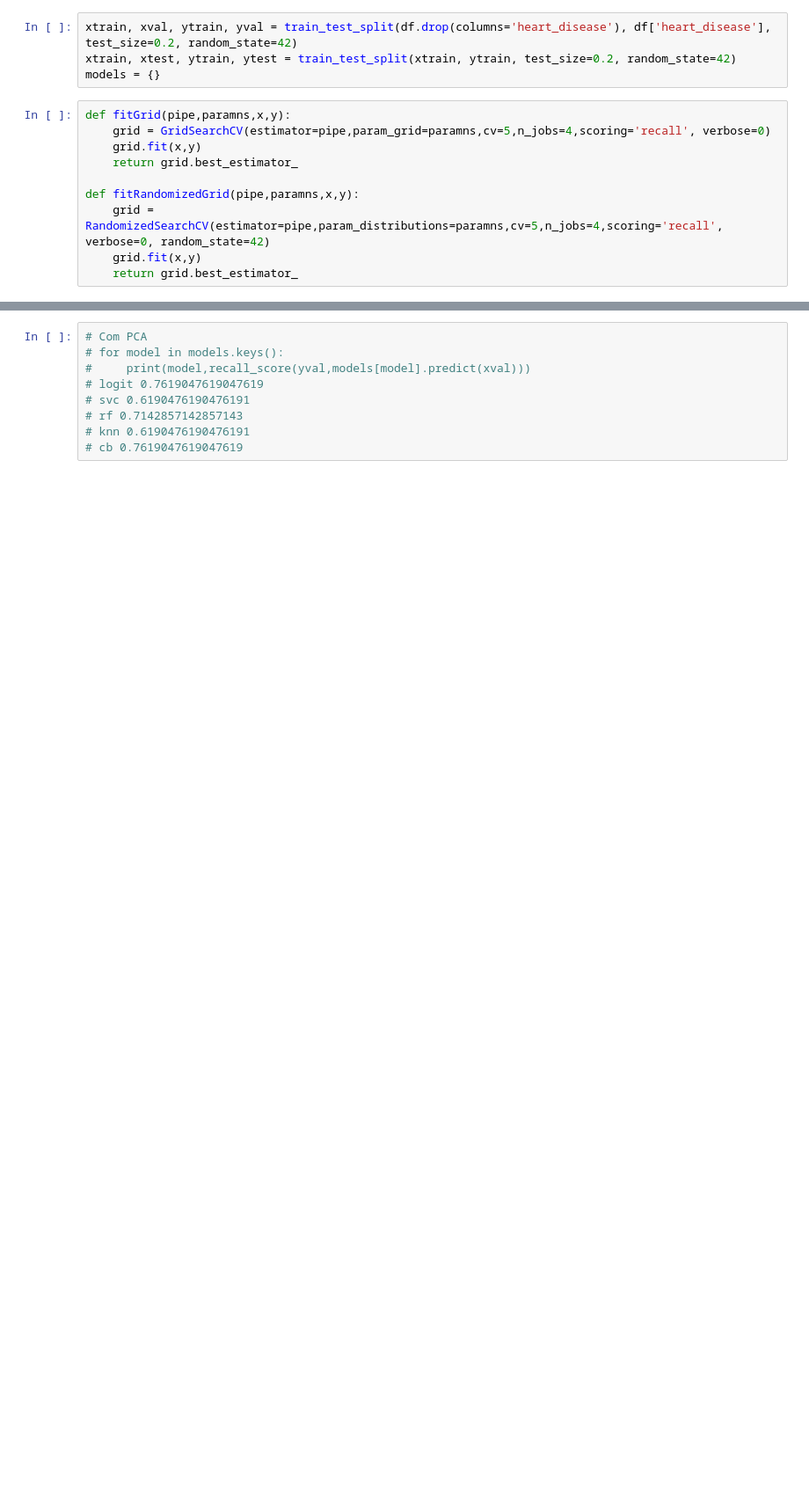
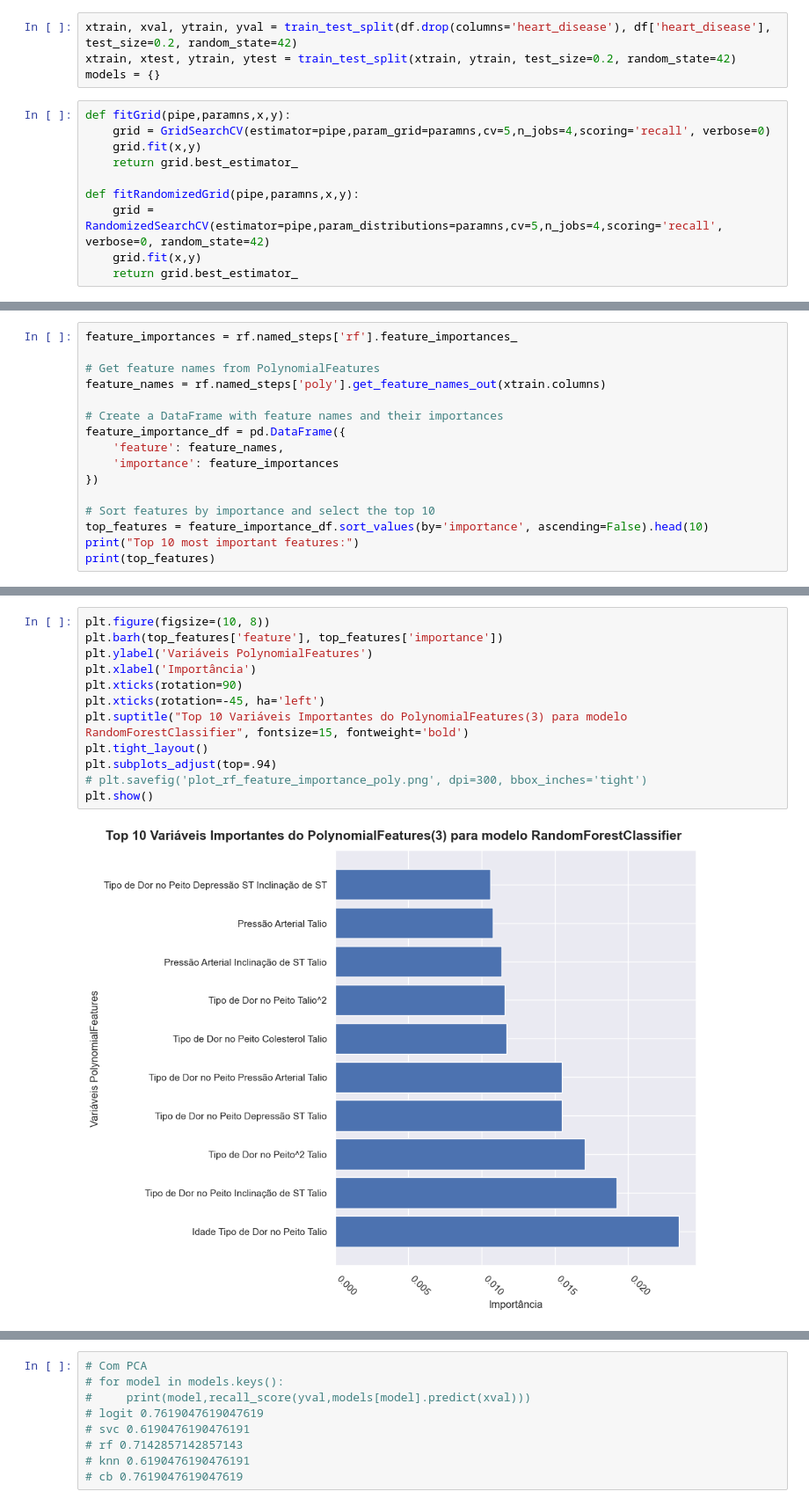
Before and after one commit to LucasMeller13/ml_abp, a Jupyter notebook: tests.ipynb, the cells around one changed output, grey strips where cells are left out. Shown at 88% size. Cells and saved outputs as stored; diff of their text form; blank space fills up the shorter version.

```diff
--- a/tests.ipynb
+++ b/tests.ipynb
@@ -437,3 +397,19 @@ print(classification_report(ytest,y_pred))
     accuracy                           0.84        44
    macro avg       0.83      0.84      0.84        44
 weighted avg       0.84      0.84      0.84        44
+# %%
+feature_importances = rf.named_steps['rf'].feature_importances_
+
+# Get feature names from PolynomialFeatures
+feature_names = rf.named_steps['poly'].get_feature_names_out(xtrain.columns)
+
+# Create a DataFrame with feature names and their importances
+feature_importance_df = pd.DataFrame({
+    'feature': feature_names,
+    'importance': feature_importances
+})
+
+# Sort features by importance and select the top 10
+top_features = feature_importance_df.sort_values(by='importance', ascending=False).head(10)
+print("Top 10 most important features:")
+print(top_features)
@@ -440,3 +429,17 @@ weighted avg       0.84      0.84      0.84        44
+# %%
+plt.figure(figsize=(10, 8))
+plt.barh(top_features['feature'], top_features['importance'])
+plt.ylabel('Variáveis PolynomialFeatures')
+plt.xlabel('Importância')
+plt.xticks(rotation=90)
+plt.xticks(rotation=-45, ha='left')
+plt.suptitle("Top 10 Variáveis Importantes do PolynomialFeatures(3) para modelo RandomForestClassifier", fontsize=15, fontweight='bold')
+plt.tight_layout()
+plt.subplots_adjust(top=.94)
+# plt.savefig('plot_rf_feature_importance_poly.png', dpi=300, bbox_inches='tight')
+plt.show()
+# %% [output]
+[figure, added]
 # %%
 importances = rf.named_steps['rf'].feature_importances_
 features = xtrain.columns
```
Also changed, not shown: parts of 15 cells of this notebook, 15 other files.
